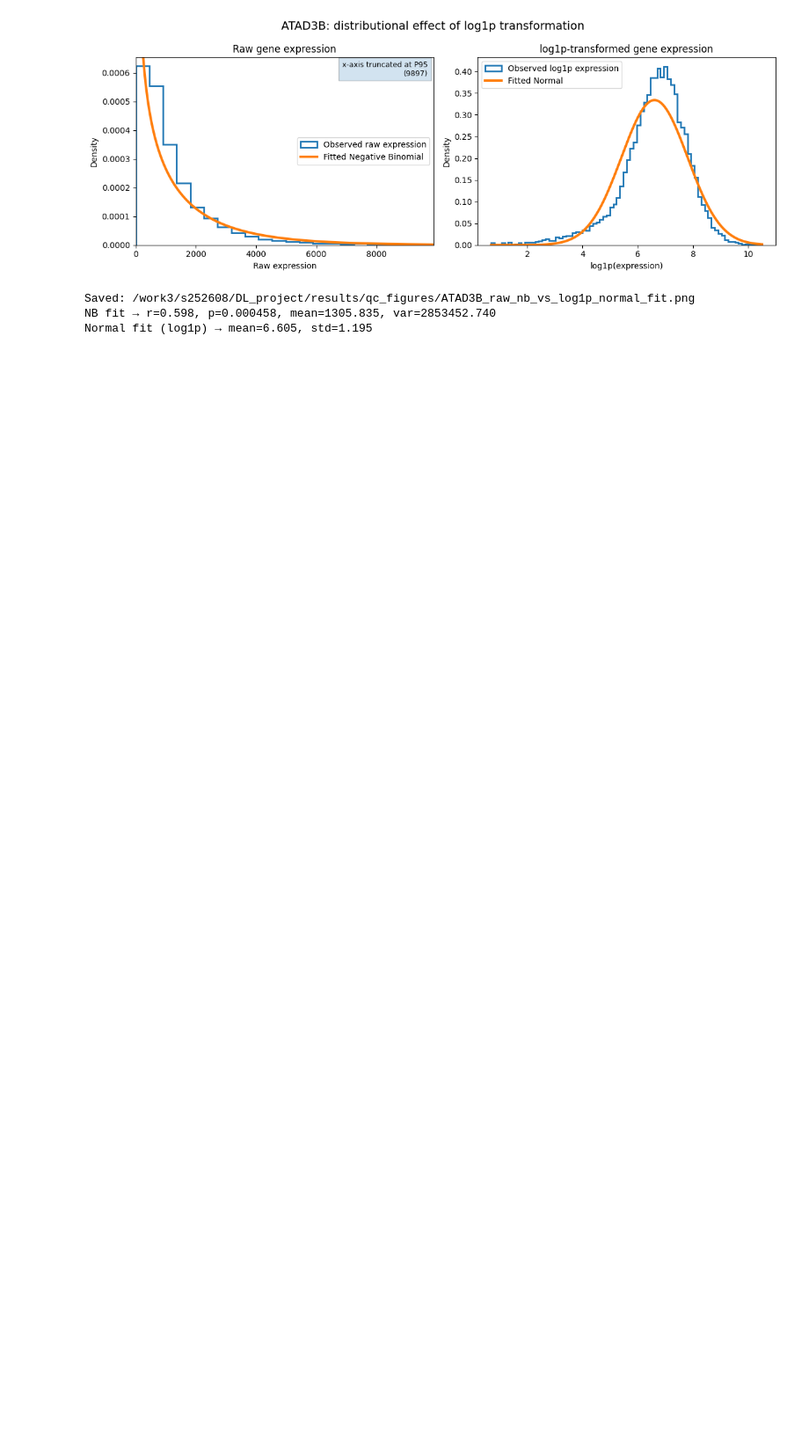
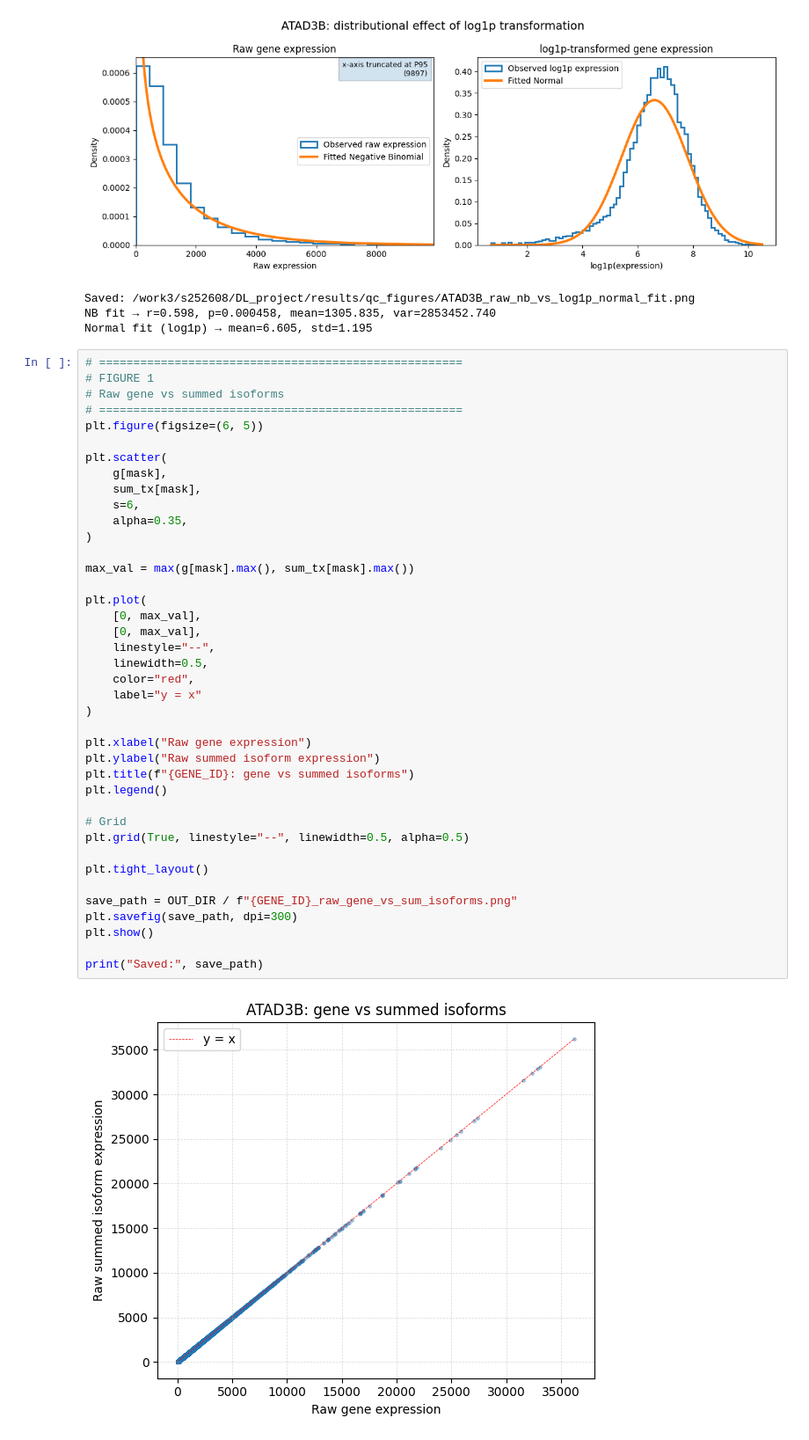
Before and after one commit to magordin/DL_project, a Jupyter notebook: notebooks/data_exploration_2.ipynb, the cells around one changed output. Shown at 88% size. Saved outputs shown, nothing was run; the diff lists cells and outputs as text; blank space fills up the shorter version.

```diff
--- a/notebooks/data_exploration_2.ipynb
+++ b/notebooks/data_exploration_2.ipynb
@@ -784,3 +828,45 @@ print(
 Saved: /work3/s252608/DL_project/results/qc_figures/ATAD3B_raw_nb_vs_log1p_normal_fit.png
 NB fit → r=0.598, p=0.000458, mean=1305.835, var=2853452.740
 Normal fit (log1p) → mean=6.605, std=1.195
+# %%
+# =====================================================
+# FIGURE 1
+# Raw gene vs summed isoforms
+# =====================================================
+plt.figure(figsize=(6, 5))
+
+plt.scatter(
+    g[mask],
+    sum_tx[mask],
+    s=6,
+    alpha=0.35,
+)
+
+max_val = max(g[mask].max(), sum_tx[mask].max())
+
+plt.plot(
+    [0, max_val],
+    [0, max_val],
+    linestyle="--",
+    linewidth=0.5,
+    color="red",
+    label="y = x"
+)
+
+plt.xlabel("Raw gene expression")
+plt.ylabel("Raw summed isoform expression")
+plt.title(f"{GENE_ID}: gene vs summed isoforms")
+plt.legend()
+
+# Grid
+plt.grid(True, linestyle="--", linewidth=0.5, alpha=0.5)
+
+plt.tight_layout()
+
+save_path = OUT_DIR / f"{GENE_ID}_raw_gene_vs_sum_isoforms.png"
+plt.savefig(save_path, dpi=300)
+plt.show()
+
+print("Saved:", save_path)
+# %% [output]
+[figure, added]
```
Also changed, not shown: parts of 4 cells of this notebook.
